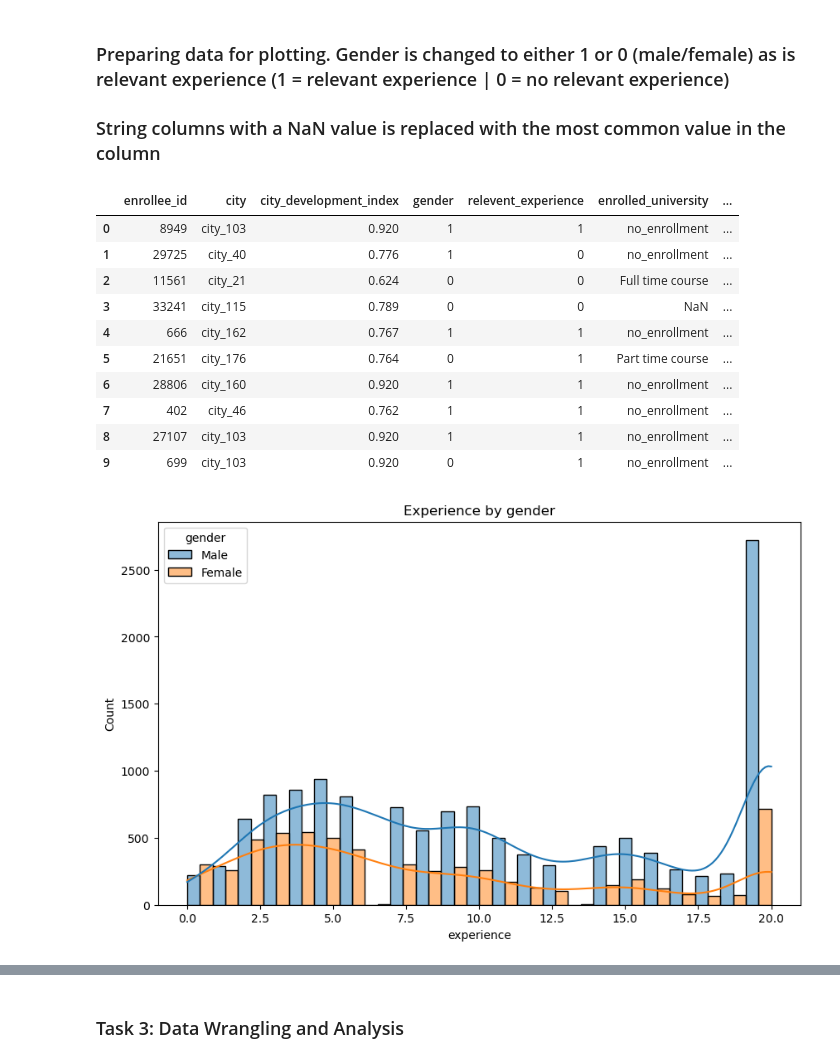
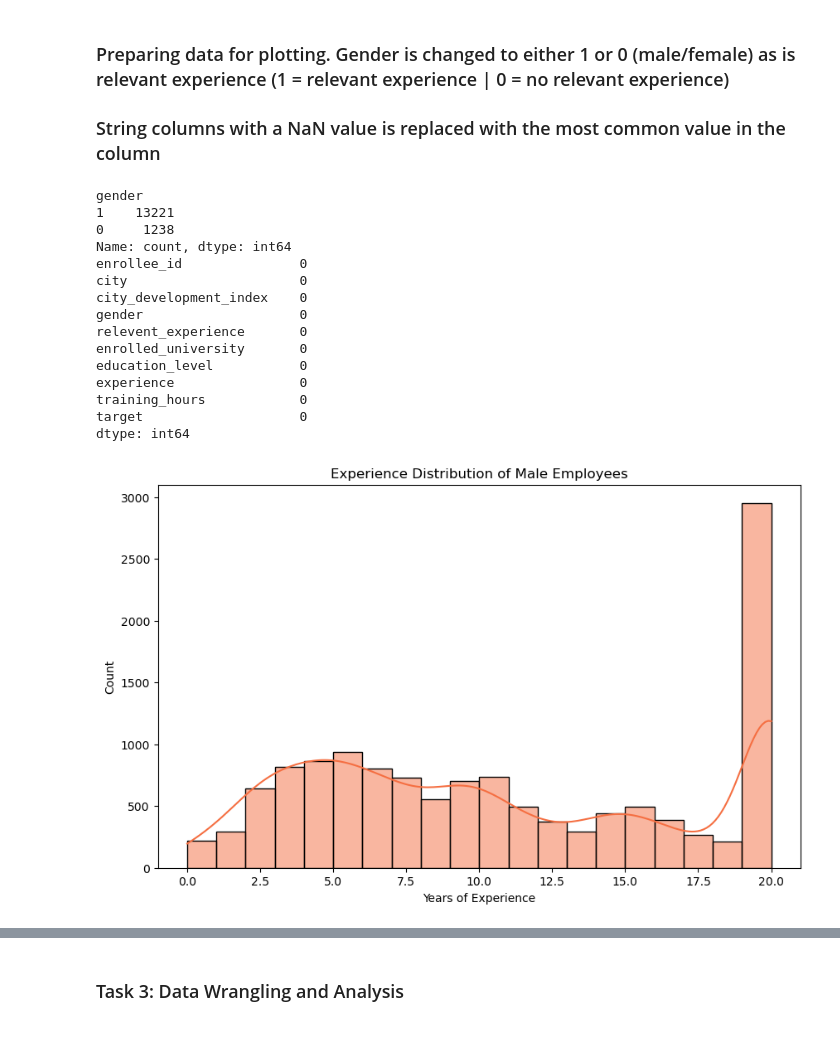
Before and after one commit to EmmsDK/AI-OLA1, a Jupyter notebook: AI OLA 1.ipynb, the cells around one changed output, grey strips where cells are left out. Cells and saved outputs as stored; diff of their text form; code cells hidden in the pictures; blank space fills up the shorter version.

Commit message:
Task 2: Edited Minor Complications | Task 3: Frederik & Emilio progress

```diff
--- a/AI OLA 1.ipynb
+++ b/AI OLA 1.ipynb
@@ -77,0 +91,2 @@ dtype: int64
+# %%
+df = df.drop("major_discipline", axis=1)
@@ -77,0 +109,5 @@ dtype: int64
+# %%
+df = df.dropna(subset=['gender']).query("gender != 'Other'")
+
+gender_counts = df['gender'].value_counts(dropna=False)
+print(gender_counts)
@@ -77,0 +135,2 @@ dtype: int64
+# %%
+df = df.drop(["company_size", "company_type"], axis=1)
@@ -80,39 +153,52 @@ dtype: int64
 ### String columns with a NaN value is replaced with the most common value in the column
 # %%
 # Interpolates missing values of the type number. It calculates a fitting value within the current values and then adds it to a missing cell
+
+# Althought this fixes all NaN numbers, it does not provide an accurate answer based on the whole column, it only looks to it's neightbours
+# To provide a true accurate number we should calculate the mean of each column and fill the NaN numbers out with the mean
 df[df.select_dtypes(include=['number']).columns] = df.select_dtypes(include=['number']).interpolate(method='linear')
+
+#Kommentar fra Emilio:
+# Gender i data sættet har både male, female og NaN så man kan ikke med guarantee sige at NaN er female siden der allerede er female i data sættet
 
 # Gender is either male or NaN. Assuming NaN = female we can replace the values with 1 for male and 0 for female. The lambda expression does that.
 # Same logic ais applied to relevant experience
 df['gender'] = df['gender'].apply(lambda x: 1 if x == 'Male' else 0)
-df['relevent_experience'] = df['relevent_experience'].apply(lambda x: 1 if x == 'Has relevent experience' else 0)
+df['relevent_experience'] = df['relevent_experience'].apply(lambda x: True if x == 'Has relevent experience' else False)
 
 # replaces a missing value with the most common value in the column.
 df['enrolled_university'].fillna(df['enrolled_university'].mode()[0], inplace=True)
 df['education_level'].fillna(df['education_level'].mode()[0], inplace=True)
-df['major_discipline'].fillna(df['major_discipline'].mode()[0], inplace=True)
+
+df.head()
+
+gender_counts = df['gender'].value_counts(dropna=False)
+print(gender_counts)
+print(df.isnull().sum())
 # %% [output]
-|  | enrollee_id | city | city_development_index | gender | relevent_experience | enrolled_university | ... |
-| 0 | 8949 | city_103 | 0.920 | 1 | 1 | no_enrollment | ... |
-| 1 | 29725 | city_40 | 0.776 | 1 | 0 | no_enrollment | ... |
-| 2 | 11561 | city_21 | 0.624 | 0 | 0 | Full time course | ... |
-| 3 | 33241 | city_115 | 0.789 | 0 | 0 | NaN | ... |
-| 4 | 666 | city_162 | 0.767 | 1 | 1 | no_enrollment | ... |
-| 5 | 21651 | city_176 | 0.764 | 0 | 1 | Part time course | ... |
-| 6 | 28806 | city_160 | 0.920 | 1 | 1 | no_enrollment | ... |
-| 7 | 402 | city_46 | 0.762 | 1 | 1 | no_enrollment | ... |
-| 8 | 27107 | city_103 | 0.920 | 1 | 1 | no_enrollment | ... |
-| 9 | 699 | city_103 | 0.920 | 0 | 1 | no_enrollment | ... |
+gender
+1    13221
+0     1238
+Name: count, dtype: int64
+enrollee_id               0
+city                      0
+city_development_index    0
+gender                    0
+relevent_experience       0
+enrolled_university       0
+education_level           0
+experience                0
+training_hours            0
+target                    0
+dtype: int64
 # %%
-import seaborn as sns
-import matplotlib.pyplot as plt
-
-gender_mapping = {0: "Female", 1: "Male"}
-df["gender"] = df["gender"].map(gender_mapping)
+df_male = df[df['gender']==1]
 
 plt.figure(figsize=(10, 6))
-sns.histplot(data=df, x='experience', kde=True, hue='gender', multiple='dodge')
-plt.title('Experience by gender')
+sns.histplot(data=df_male, x='experience', kde=True, color="#f56f42")
+plt.title('Experience Distribution of Male Employees')
+plt.xlabel('Years of Experience')
+plt.ylabel('Count')
 plt.show()
 # %% [output]
-[figure, old version]
+[figure, new version]
```
Also changed, not shown: parts of 26 cells of this notebook.
